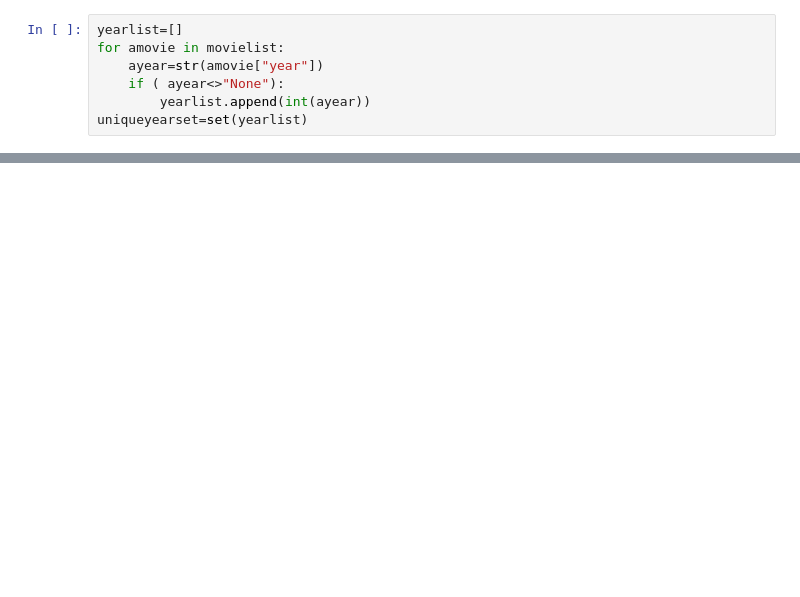
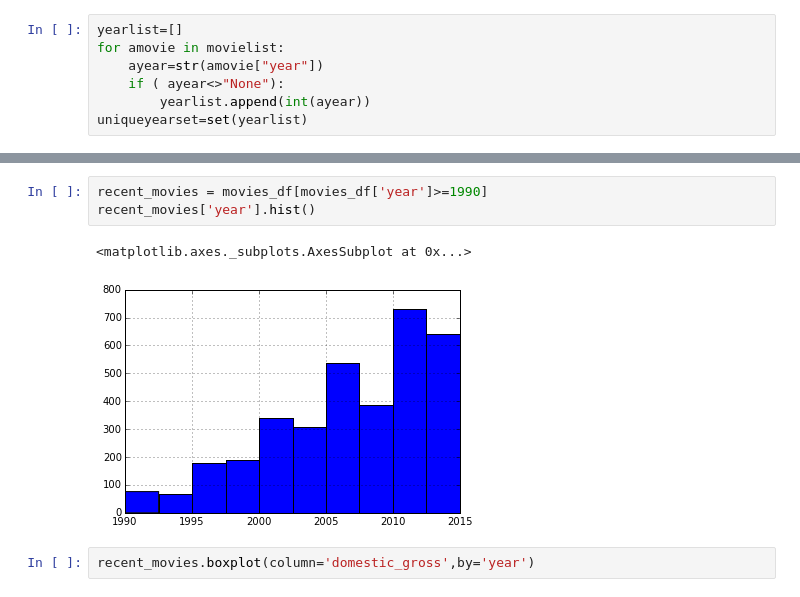
Before and after one commit to yuriyvar/Lions, a Jupyter notebook: project_1/Day2_Notebook.ipynb, the cells around one changed output, grey strips where cells are left out. Saved outputs shown, nothing was run; the diff lists cells and outputs as text; blank space fills up the shorter version.

```diff
--- a/project_1/Day2_Notebook.ipynb
+++ b/project_1/Day2_Notebook.ipynb
@@ -54,0 +74,8 @@ plt.hist(myyearcountlist)
+# %%
+recent_movies = movies_df[movies_df['year']>=1990]
+recent_movies['year'].hist()
+# %% [output]
+<matplotlib.axes._subplots.AxesSubplot at 0x...>
+[figure, added]
+# %%
+recent_movies.boxplot(column='domestic_gross',by='year')
```
Also changed, not shown: parts of 12 cells of this notebook.
